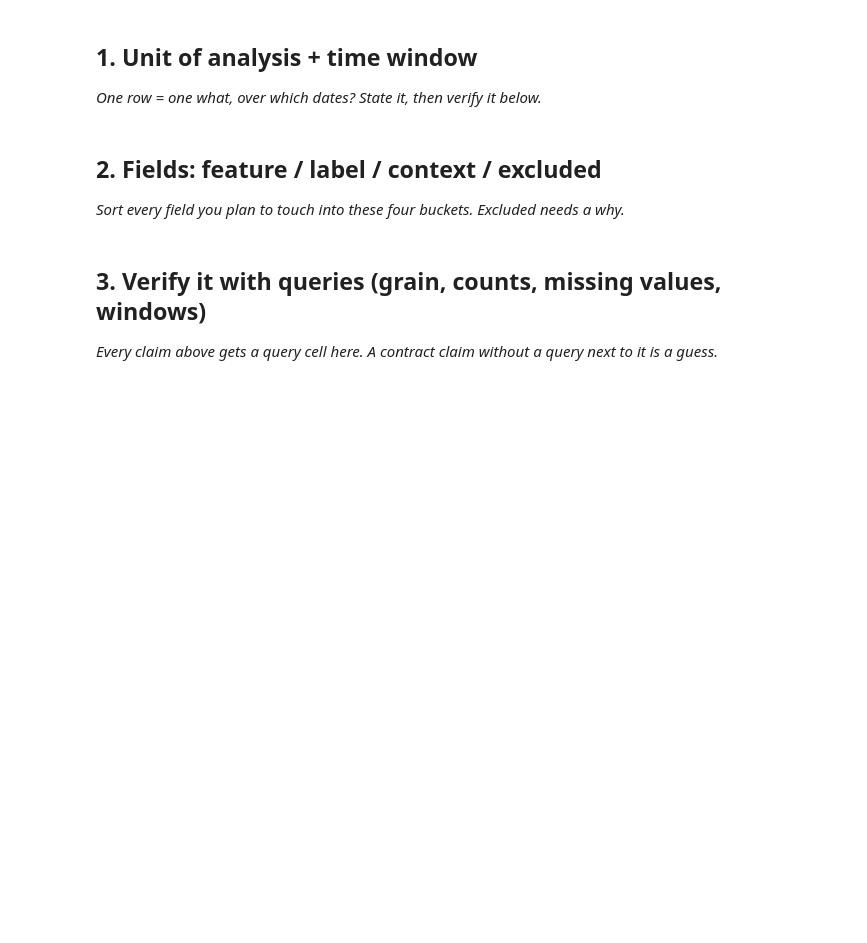
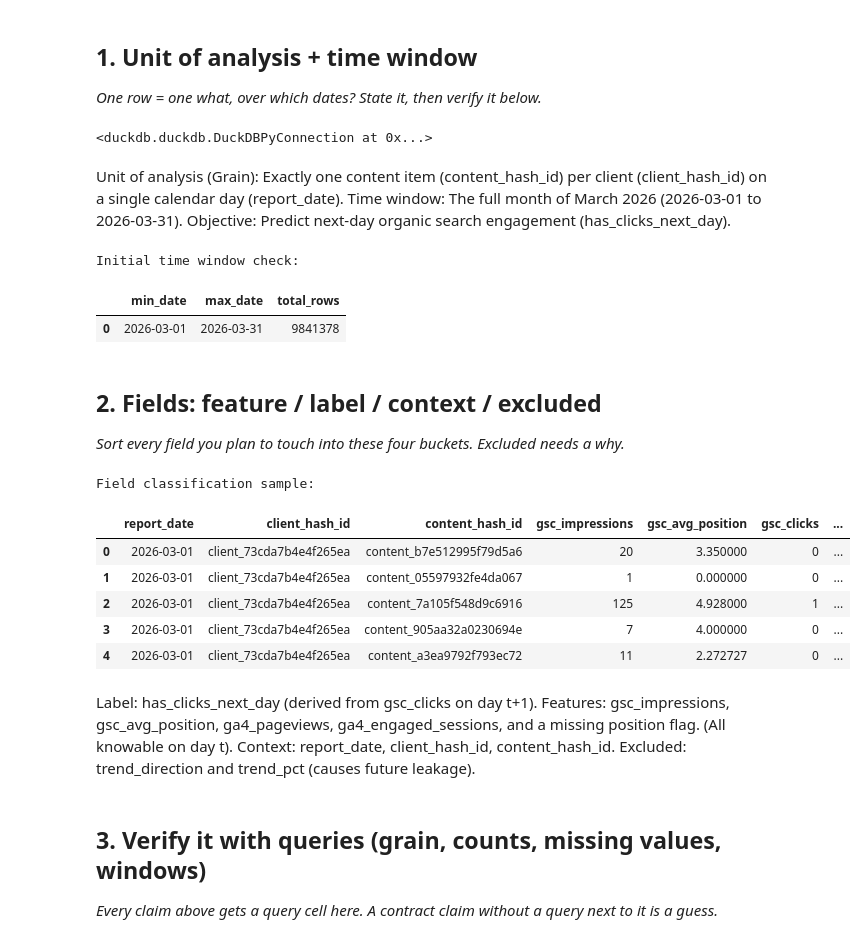
Before and after one commit to mubashir-dev751/starter, a Jupyter notebook: work/notebooks/w03_data_contract.ipynb, the cells around one changed output. Saved outputs shown, nothing was run; the diff lists cells and outputs as text; code cells hidden in the pictures; blank space fills up the shorter version.

```diff
--- a/work/notebooks/w03_data_contract.ipynb
+++ b/work/notebooks/w03_data_contract.ipynb
@@ -16,3 +13,38 @@ This skeleton is yours to fill. Work the sections **in order** — each one has
+# %%
+!pip install duckdb -q
+
+import duckdb
+import pandas as pd
+from sklearn.model_selection import train_test_split
+from sklearn.metrics import roc_auc_score
+from sklearn.ensemble import RandomForestClassifier
+from google.colab import userdata
+
+hf_token = userdata.get('hf_token').strip()
+con = duckdb.connect()
+con.execute("INSTALL httpfs; LOAD httpfs;")
+con.execute(f"CREATE OR REPLACE SECRET (TYPE HUGGINGFACE, TOKEN '{hf_token}');")
+# %% [output]
+<duckdb.duckdb.DuckDBPyConnection at 0x...>
+# %% [markdown]
+Unit of analysis (Grain): Exactly one content item (content_hash_id) per client (client_hash_id) on a single calendar day (report_date).
+Time window: The full month of March 2026 (2026-03-01 to 2026-03-31).
+Objective: Predict next-day organic search engagement (has_clicks_next_day).
+# %%
+query_init = """
+SELECT
+    MIN(report_date) AS min_date,
+    MAX(report_date) AS max_date,
+    COUNT(*) AS total_rows
+FROM 'hf://datasets/FlyRank/internship-warehouse/fact_content_daily_performance/month=2026-03/*.parquet';
+"""
+df_init = con.execute(query_init).df()
+print("Initial time window check:")
+display(df_init)
+# %% [output]
+Initial time window check:
+|  | min_date | max_date | total_rows |
+| 0 | 2026-03-01 | 2026-03-31 | 9841378 |
 # %% [markdown]
 ## 2. Fields: feature / label / context / excluded
 
@@ -23,3 +52,34 @@ This skeleton is yours to fill. Work the sections **in order** — each one has
+# %%
+query_fields = """
+SELECT
+    report_date,
+    client_hash_id,
+    content_hash_id,
+    gsc_impressions,
+    gsc_avg_position,
+    gsc_clicks,
+    ga4_pageviews,
+    ga4_engaged_sessions,
+    ga4_data_available
+FROM 'hf://datasets/FlyRank/internship-warehouse/fact_content_daily_performance/month=2026-03/*.parquet'
+LIMIT 5;
+"""
+df_fields = con.execute(query_fields).df()
+print("Field classification sample:")
+display(df_fields)
+# %% [output]
+Field classification sample:
+|  | report_date | client_hash_id | content_hash_id | gsc_impressions | gsc_avg_position | gsc_clicks | ... |
+| 0 | 2026-03-01 | client_73cda7b4e4f265ea | content_b7e512995f79d5a6 | 20 | 3.350000 | 0 | ... |
+| 1 | 2026-03-01 | client_73cda7b4e4f265ea | content_05597932fe4da067 | 1 | 0.000000 | 0 | ... |
+| 2 | 2026-03-01 | client_73cda7b4e4f265ea | content_7a105f548d9c6916 | 125 | 4.928000 | 1 | ... |
+| 3 | 2026-03-01 | client_73cda7b4e4f265ea | content_905aa32a0230694e | 7 | 4.000000 | 0 | ... |
+| 4 | 2026-03-01 | client_73cda7b4e4f265ea | content_a3ea9792f793ec72 | 11 | 2.272727 | 0 | ... |
+# %% [markdown]
+Label: has_clicks_next_day (derived from gsc_clicks on day t+1).
+Features: gsc_impressions, gsc_avg_position, ga4_pageviews, ga4_engaged_sessions, and a missing position flag. (All knowable on day t).
+Context: report_date, client_hash_id, content_hash_id.
+Excluded: trend_direction and trend_pct (causes future leakage).
 # %% [markdown]
 ## 3. Verify it with queries (grain, counts, missing values, windows)
 
```
Also changed, not shown: parts of 7 cells of this notebook.
